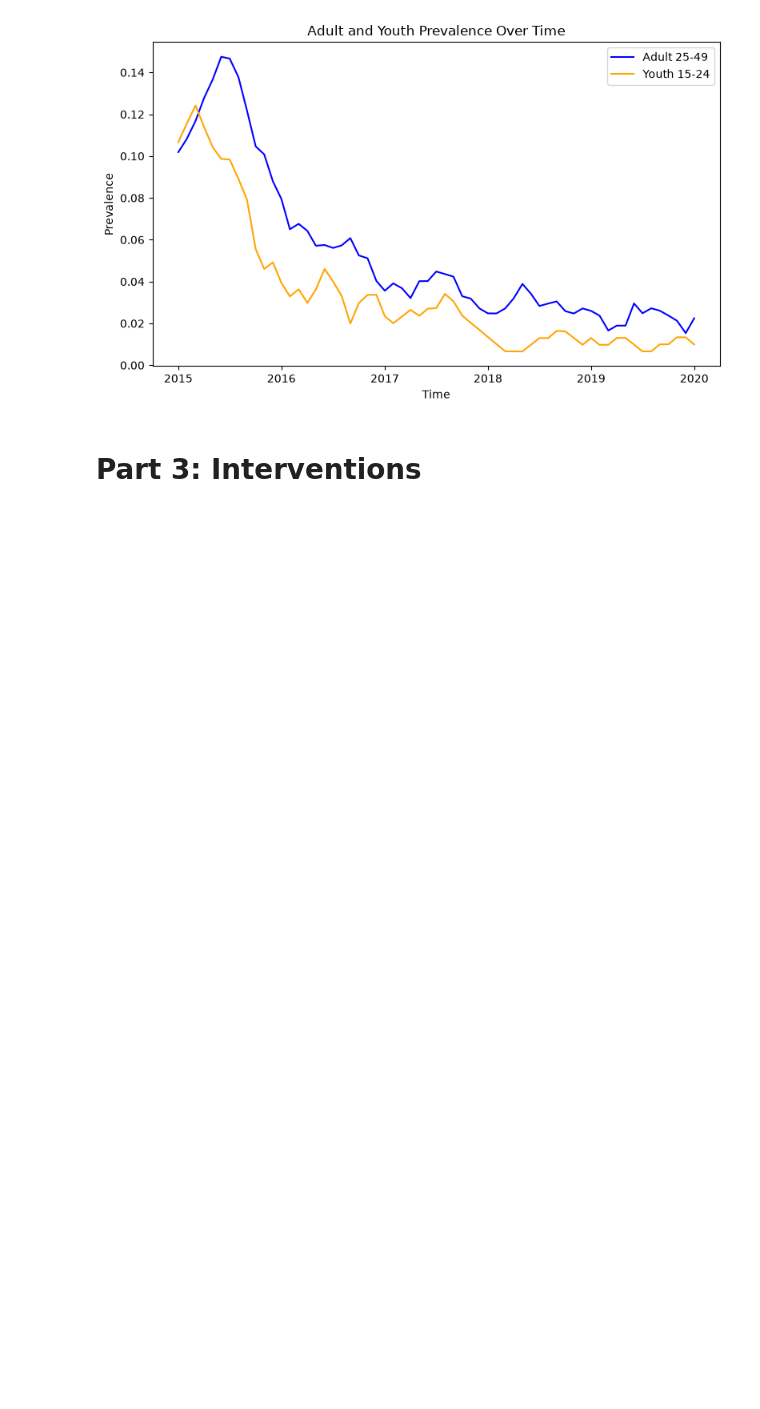
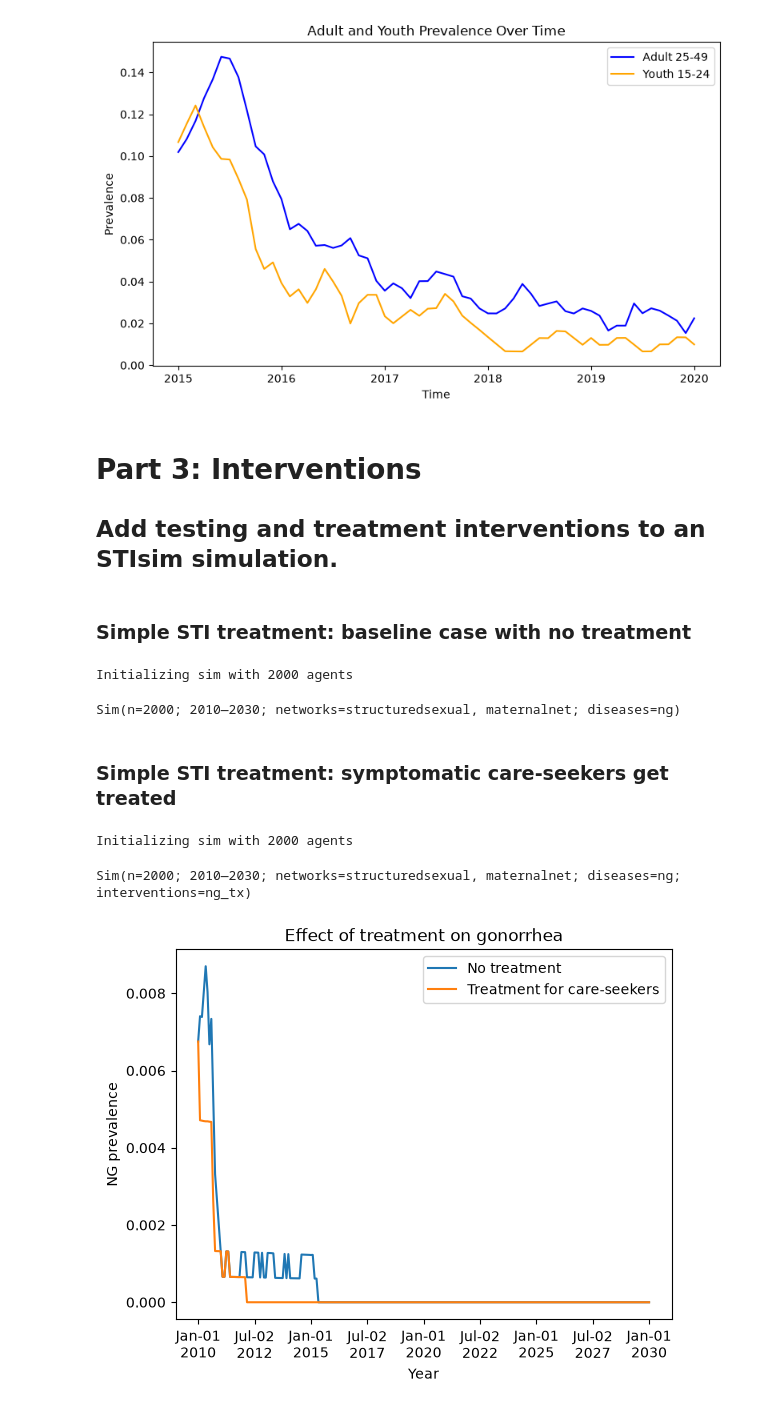
Before and after one commit to dtcitron/HIVSim_notes, a Jupyter notebook: stisim_tutorial.ipynb, the cells around one changed output. Cells and saved outputs as stored; diff of their text form; code cells hidden in the pictures; blank space fills up the shorter version.

Commit message:
Finished stisim tutorials

```diff
--- a/stisim_tutorial.ipynb
+++ b/stisim_tutorial.ipynb
@@ -446,3 +446,42 @@ plt.show()
 [figure]
 # %% [markdown]
 # Part 3: Interventions
+
+## Add testing and treatment interventions to an STIsim simulation.
+# %% [markdown]
+### Simple STI treatment: baseline case with no treatment
+# %%
+# Baseline: no treatment
+ng = sti.Gonorrhea(init_prev=0.01)
+sim_base = sti.Sim(diseases=ng, n_agents=2000, start=2010, stop=2030)
+sim_base.run(verbose=0)
+# %% [output]
+Initializing sim with 2000 agents
+Sim(n=2000; 2010—2030; networks=structuredsexual, maternalnet; diseases=ng)
+# %% [markdown]
+### Simple STI treatment: symptomatic care-seekers get treated
+# %%
+# With treatment: symptomatic care-seekers get treated
+# logic of eligibility is that the time of seeking care equals the current time, and symptomatic
+ng_tx = sti.GonorrheaTreatment(
+    name='ng_tx',
+    eligibility=lambda sim: sim.diseases.ng.symptomatic & (sim.diseases.ng.ti_seeks_care == sim.ti),
+)
+
+sim_intv = sti.Sim(diseases=ng, interventions=[ng_tx], n_agents=2000, start=2010, stop=2030)
+sim_intv.run(verbose=0)
+# %% [output]
+Initializing sim with 2000 agents
+Sim(n=2000; 2010—2030; networks=structuredsexual, maternalnet; diseases=ng; interventions=ng_tx)
+# %%
+fig, ax = plt.subplots()
+ax.plot(sim_base.timevec, sim_base.results.ng.prevalence, label='No treatment')
+ax.plot(sim_intv.timevec, sim_intv.results.ng.prevalence, label='Treatment for care-seekers')
+ax.set_xlabel('Year')
+ax.set_ylabel('NG prevalence')
+ax.set_title('Effect of treatment on gonorrhea')
+ax.legend()
+
+plt.show()
+# %% [output]
+[figure, added]
```
Also changed, not shown: parts of 40 cells of this notebook.
